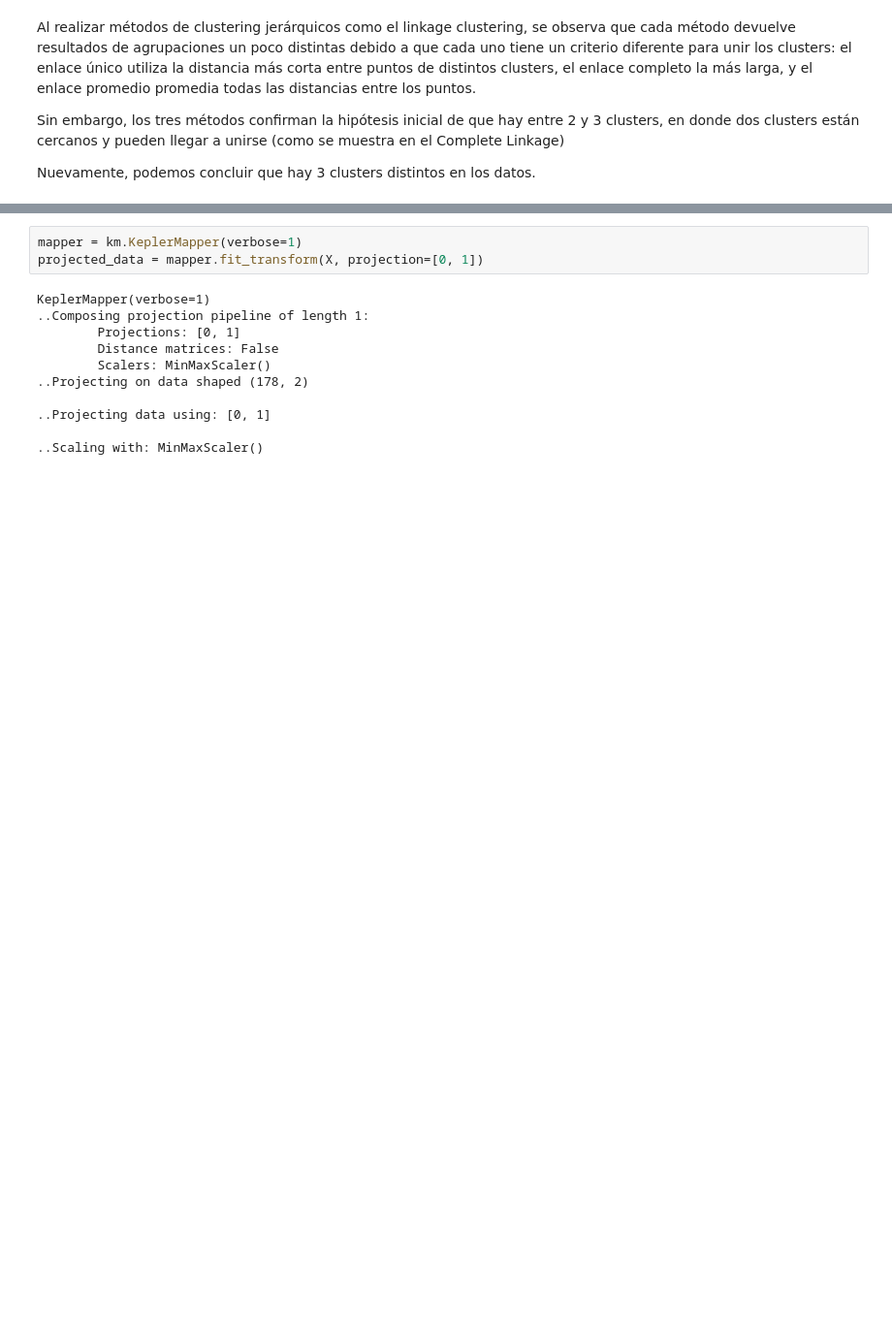
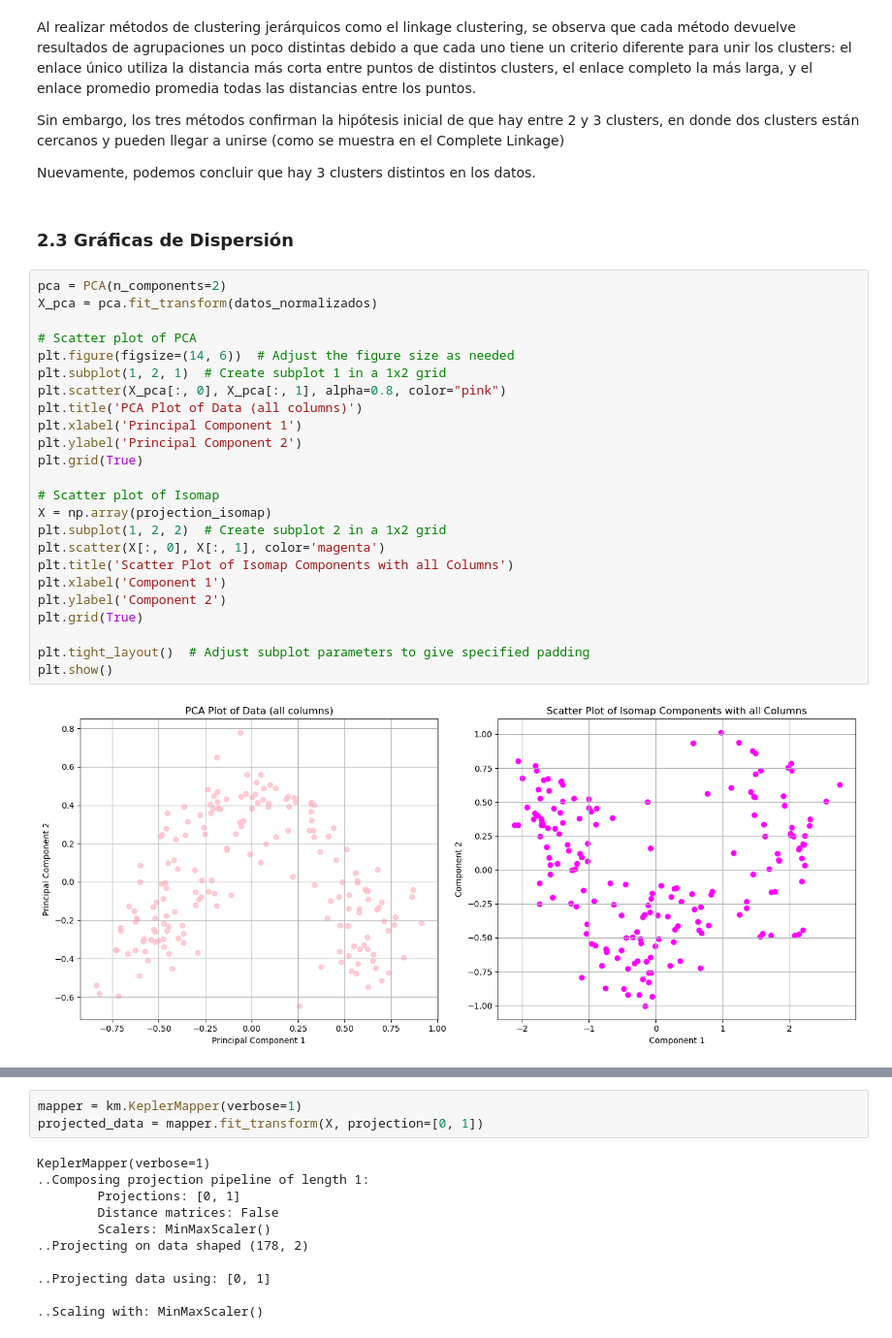
Before and after one commit to PameRuiz25/Topologia, a Jupyter notebook: ExamenPractico.ipynb, the cells around one changed output, grey strips where cells are left out. Shown at 97% size. Drawn from its saved outputs; the diff is of its cells as text; blank space fills up the shorter version.

```diff
--- a/ExamenPractico.ipynb
+++ b/ExamenPractico.ipynb
@@ -569,3 +610,34 @@ Sin embargo, los tres métodos confirman la hipótesis inicial de que hay entre
 
 
 Nuevamente, podemos concluir que hay 3 clusters distintos en los datos.
+# %% [markdown]
+<a id="id2_3"></a>
+
+
+### 2.3 Gráficas de Dispersión
+# %%
+pca = PCA(n_components=2)
+X_pca = pca.fit_transform(datos_normalizados)
+
+# Scatter plot of PCA
+plt.figure(figsize=(14, 6))  # Adjust the figure size as needed
+plt.subplot(1, 2, 1)  # Create subplot 1 in a 1x2 grid
+plt.scatter(X_pca[:, 0], X_pca[:, 1], alpha=0.8, color="pink")
+plt.title('PCA Plot of Data (all columns)')
+plt.xlabel('Principal Component 1')
+plt.ylabel('Principal Component 2')
+plt.grid(True)
+
+# Scatter plot of Isomap
+X = np.array(projection_isomap)
+plt.subplot(1, 2, 2)  # Create subplot 2 in a 1x2 grid
+plt.scatter(X[:, 0], X[:, 1], color='magenta')
+plt.title('Scatter Plot of Isomap Components with all Columns')
+plt.xlabel('Component 1')
+plt.ylabel('Component 2')
+plt.grid(True)
+
+plt.tight_layout()  # Adjust subplot parameters to give specified padding
+plt.show()
+# %% [output]
+[figure, added]
```
Also changed, not shown: parts of 55 cells of this notebook, 5 other files.
